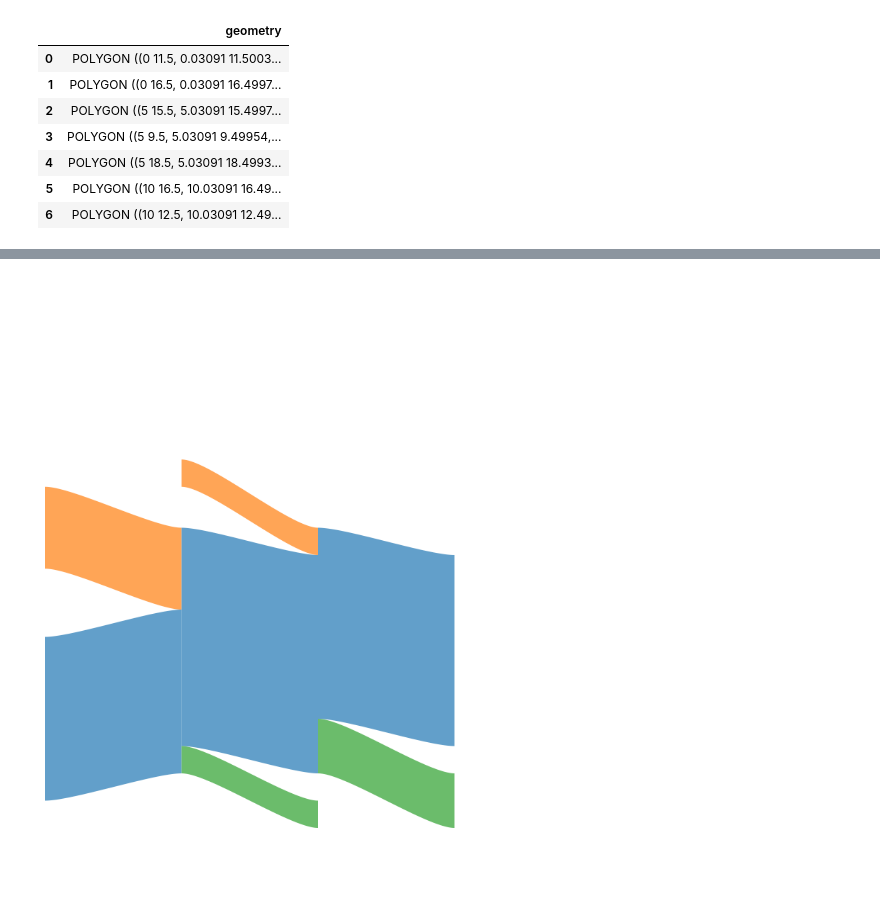
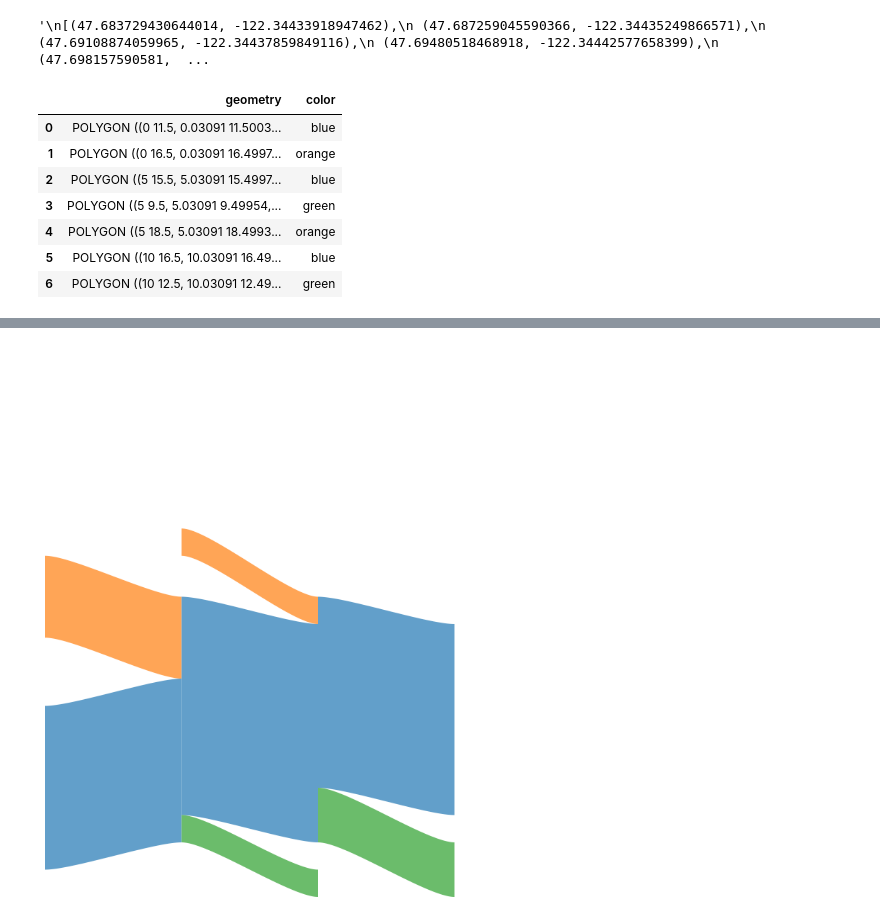
Before and after one commit to amschechter/Sankey_Overlay, a Jupyter notebook: Sankey_Viz_experiment_Notebook.ipynb, the cells around one changed output, grey strips where cells are left out. Saved outputs shown, nothing was run; the diff lists cells and outputs as text; code cells hidden in the pictures; blank space fills up the shorter version.

```diff
--- a/Sankey_Viz_experiment_Notebook.ipynb
+++ b/Sankey_Viz_experiment_Notebook.ipynb
@@ -1,4 +1,5 @@
 # %%
+import pandas as pd
 import matplotlib.pyplot as plt
 import numpy as np
 from matplotlib.path import Path
@@ -7,6 +8,10 @@ from matplotlib.patches import PathPatch
 from shapely.geometry import Polygon
 
 import geopandas as gpd
+
+import folium
+
+pd.set_option('display.max_columns', None) ### This line makes all the columns display, rather than ellipses shorten
 # %%
 def bezier_curve(start, control1, control2, end, n=100):
     """Generate a cubic Bezier curve."""
@@ -107,0 +86,17 @@ plt.show()
+# %%
+## list of lat longs
+'''
+[(47.683729430644014, -122.34433918947462),
+ (47.687259045590366, -122.34435249866571),
+ (47.69108874059965, -122.34437859849116),
+ (47.69480518468918, -122.34442577658399),
+ (47.698157590581, -122.34452735842333),
+ (47.70168220570689, -122.3445039810145),
+ (47.70544935545624, -122.34455265309363),
+ (47.71273742733618, -122.34473223501618),
+ (47.7194691813143, -122.34484691221628),
+ (47.723740055102255, -122.34489403611852)]
+
+'''
+# %% [output]
+'\n[(47.683729430644014, -122.34433918947462),\n (47.687259045590366, -122.34435249866571),\n (47.69108874059965, -122.34437859849116),\n (47.69480518468918, -122.34442577658399),\n (47.698157590581,  ...
@@ -108,3 +129,19 @@ plt.show()
+# %%
+#method signiature of makeTheCurve(column, start_mid_height, end_mid_height, Line_Width, Color)
+patch1 = makePatch(0, 9, 10, 5, 'blue') # main line ## from
+
+#first stop actions
+patch2 = makePatch(0, 15, 14, 3, 'orange') # boarding line
+## total vertical strech after initial (initial main + first boarding ) is 7.5 to 15.5
+
+patch3 = makePatch(1, 12.5, 11.5, 6, 'blue') # main line
+patch4 = makePatch(1, 8.5, 7, 2, 'green') # alighting line
+
+## second stop
+patch5 = makePatch(1, 17.5, 15.5, 2,'orange')# boarding line
+
+patch6 = makePatch(2, 14.5, 12.5, 4, 'blue')# main line
+patch7 = makePatch(2, 10.5, 7, 4, 'green') #alighting line
 # %%
 ### going to try to put it all on an interactive map.
 
@@ -116,22 +153,31 @@ def patch_to_polygon(patch):
 # %%
 
 
 patches = []
 
 patches = [patch1, patch2, patch3, patch4, patch5, patch6, patch7]
+#patches = [patchA, patchB]
+
+
+#print (patches[0])
+#print (type(patch1))
+#patch1.set_color('red')
 
 # Convert patches → Shapely polygons
 geoms = [patch_to_polygon(p) for p in patches]
+colors = ['blue', 'orange', 'blue', 'green', 'orange', 'blue', 'green']
+#colors = ['red']
 
 # Build GeoDataFrame
-gdf = gpd.GeoDataFrame({"geometry": geoms})
+gdf = gpd.GeoDataFrame({"geometry": geoms, "color": colors})
 gdf.set_crs("EPSG:4326", inplace=True)   # Fake coordinates for now
+#gdf.set_crs("EPSG:2926", inplace=True)   # Fake coordinates for now
 # %% [output]
-|  | geometry |
-| 0 | POLYGON ((0 11.5, 0.03091 11.5003... |
-| 1 | POLYGON ((0 16.5, 0.03091 16.4997... |
-| 2 | POLYGON ((5 15.5, 5.03091 15.4997... |
-| 3 | POLYGON ((5 9.5, 5.03091 9.49954,... |
-| 4 | POLYGON ((5 18.5, 5.03091 18.4993... |
-| 5 | POLYGON ((10 16.5, 10.03091 16.49... |
-| 6 | POLYGON ((10 12.5, 10.03091 12.49... |
+|  | geometry | color |
+| 0 | POLYGON ((0 11.5, 0.03091 11.5003... | blue |
+| 1 | POLYGON ((0 16.5, 0.03091 16.4997... | orange |
+| 2 | POLYGON ((5 15.5, 5.03091 15.4997... | blue |
+| 3 | POLYGON ((5 9.5, 5.03091 9.49954,... | green |
+| 4 | POLYGON ((5 18.5, 5.03091 18.4993... | orange |
+| 5 | POLYGON ((10 16.5, 10.03091 16.49... | blue |
+| 6 | POLYGON ((10 12.5, 10.03091 12.49... | green |
```
Also changed, not shown: parts of 8 cells of this notebook, 2 other files.
